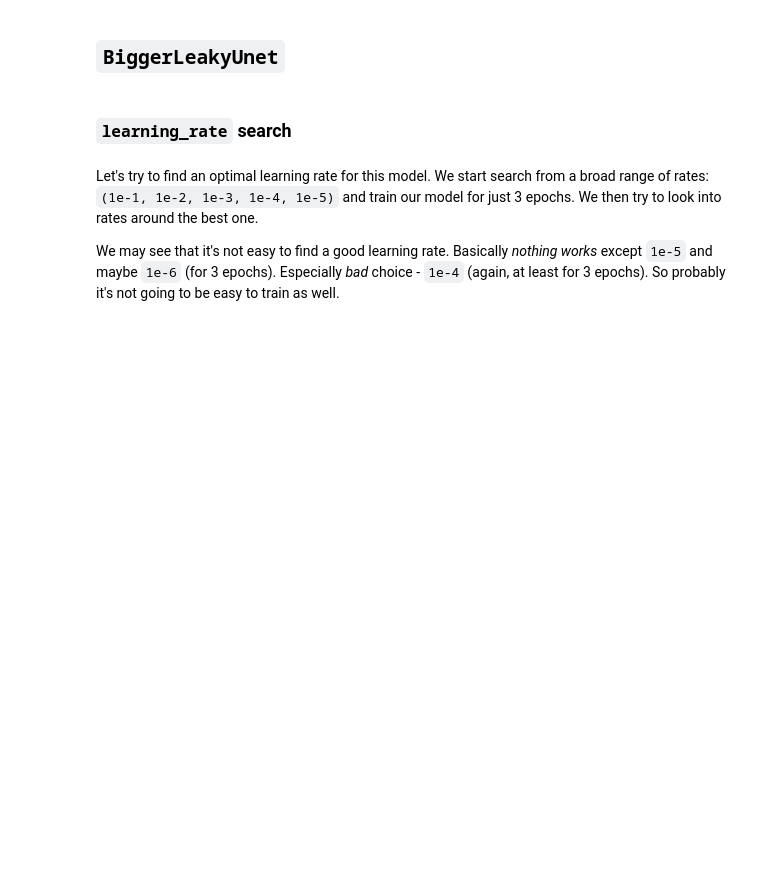
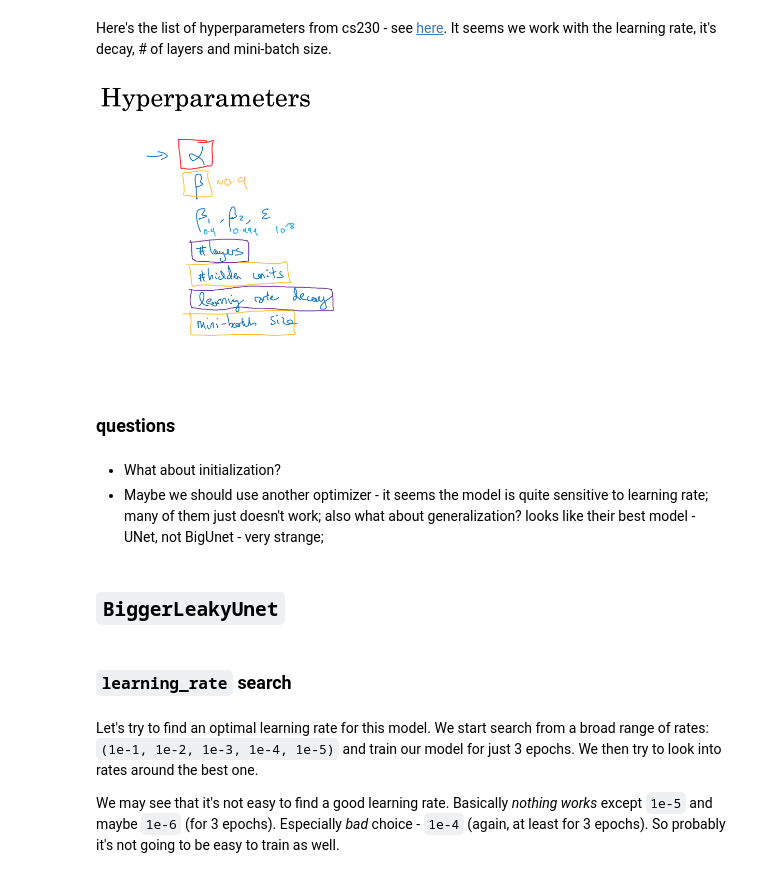
Before and after one commit to ilyarudyak/cs230_project_keras, a Jupyter notebook: skin_lesion/param_tuning.ipynb, the cells around one changed output. Drawn from its saved outputs; the diff is of its cells as text; code cells hidden in the pictures; blank space fills up the shorter version.

```diff
--- a/skin_lesion/param_tuning.ipynb
+++ b/skin_lesion/param_tuning.ipynb
@@ -17,3 +29,14 @@ The autoreload extension is already loaded. To reload it, use:
+# %% [markdown]
+Here's the list of hyperparameters from cs230 - see [here](https://cs230.stanford.edu/files/C2M3.pdf). It seems we work with the learning rate, it's decay, # of layers and mini-batch size.
+# %%
+Image('misc/parameter_tuning_cs230.png', width=300, height=400)
+# %% [output]
+[figure, added]
+# %% [markdown]
+### questions
+# %% [markdown]
+- What about initialization?
+- Maybe we should use another optimizer - it seems the model is quite sensitive to learning rate; many of them just doesn't work; also what about generalization? looks like their best model - UNet, not BigUnet - very strange;
 # %% [markdown]
 ## `BiggerLeakyUnet`
 # %% [markdown]
```
Also changed, not shown: parts of 9 cells of this notebook, 4 other files.
